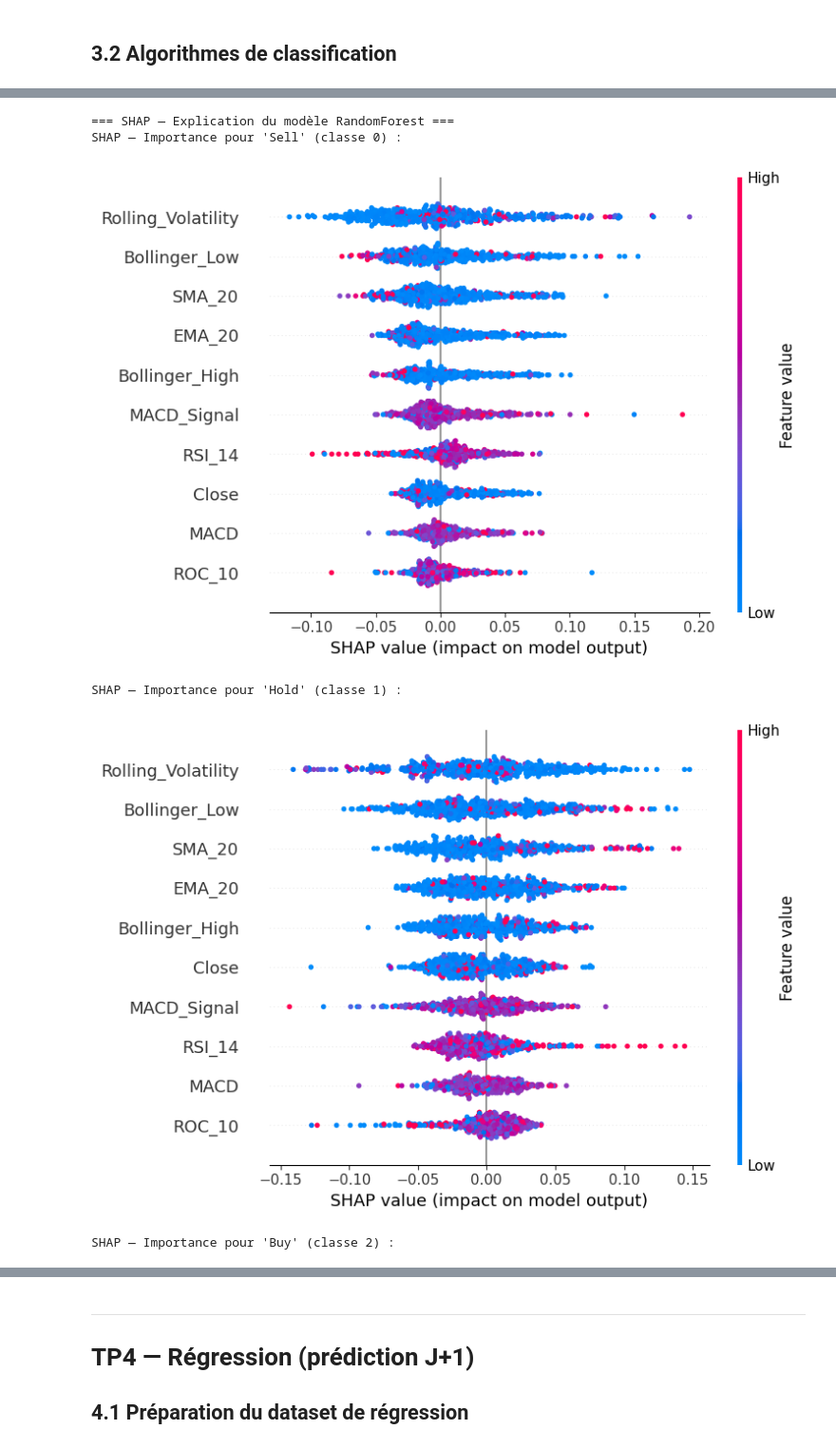
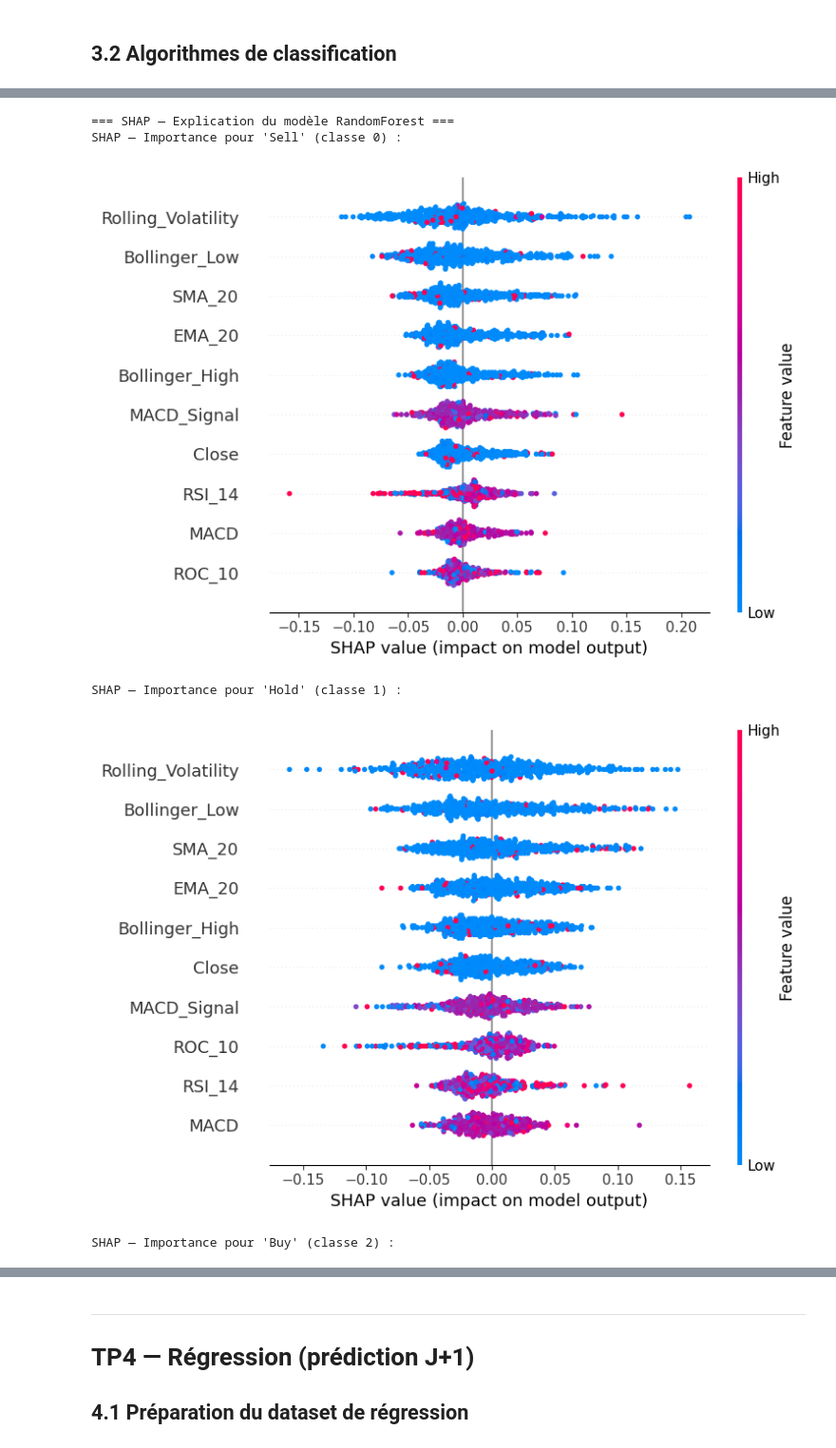
Before and after one commit to huimin-zhang-8/DS_finance, a Jupyter notebook: projet.ipynb, the cells around one changed output, grey strips where cells are left out. Shown at 95% size. Cells and saved outputs as stored; diff of their text form; code cells hidden in the pictures.

```diff
--- a/projet.ipynb
+++ b/projet.ipynb
@@ -798,14 +812,13 @@ Dataset : (47978, 13) | Train : (38382, 10) | Test : (9596, 10)
 # %%
 tscv = TimeSeriesSplit(n_splits=5, gap=1)
 # %%
-def train_classifier(model, param_grid, X_train, y_train, X_test, y_test,
-                     model_name, n_iter=20):
-    """RandomizedSearchCV + évaluation d'un classifieur."""
-    grid = RandomizedSearchCV(
+def train_classifier(model, param_grid, X_train, y_train, X_test, y_test, model_name):
+    """Grid + évaluation d'un classifieur."""
+    grid = GridSearchCV(
         model, param_grid,
-        n_iter=n_iter, cv=tscv,
+        cv=tscv,
         scoring='f1_macro',   # mieux qu'accuracy pour classes déséquilibrées
-        n_jobs=-1, random_state=42
+        n_jobs=-1
     )
     grid.fit(X_train, y_train)
     best_model = grid.best_estimator_
@@ -978,4 +981,4 @@ class_labels = ["Sell", "Hold", "Buy"]
 # %%
-run_shap("XGBoost",            xgb_cls_result["model"], X_test_cls, X_cls.columns, class_labels)
+run_shap("XGBoost",            xgb_cls_result["model"], X_test_cls, X_cls.columns)
 # %% [output]
 === SHAP — Explication du modèle XGBoost ===
@@ -983,9 +986,9 @@ run_shap("XGBoost",            xgb_cls_result["model"], X_test_cls, X_cls.column
 # %%
-run_shap("RandomForest",       rf_cls_result["model"],  X_test_cls, X_cls.columns, class_labels)
+run_shap("RandomForest",       rf_cls_result["model"],  X_test_cls, X_cls.columns)
 # %% [output]
 === SHAP — Explication du modèle RandomForest ===
 SHAP — Importance pour 'Sell' (classe 0) :
-[figure, old version]
+[figure, new version]
 SHAP — Importance pour 'Hold' (classe 1) :
-[figure, old version]
+[figure, new version]
 SHAP — Importance pour 'Buy' (classe 2) :
```
Also changed, not shown: parts of 23 cells of this notebook.
